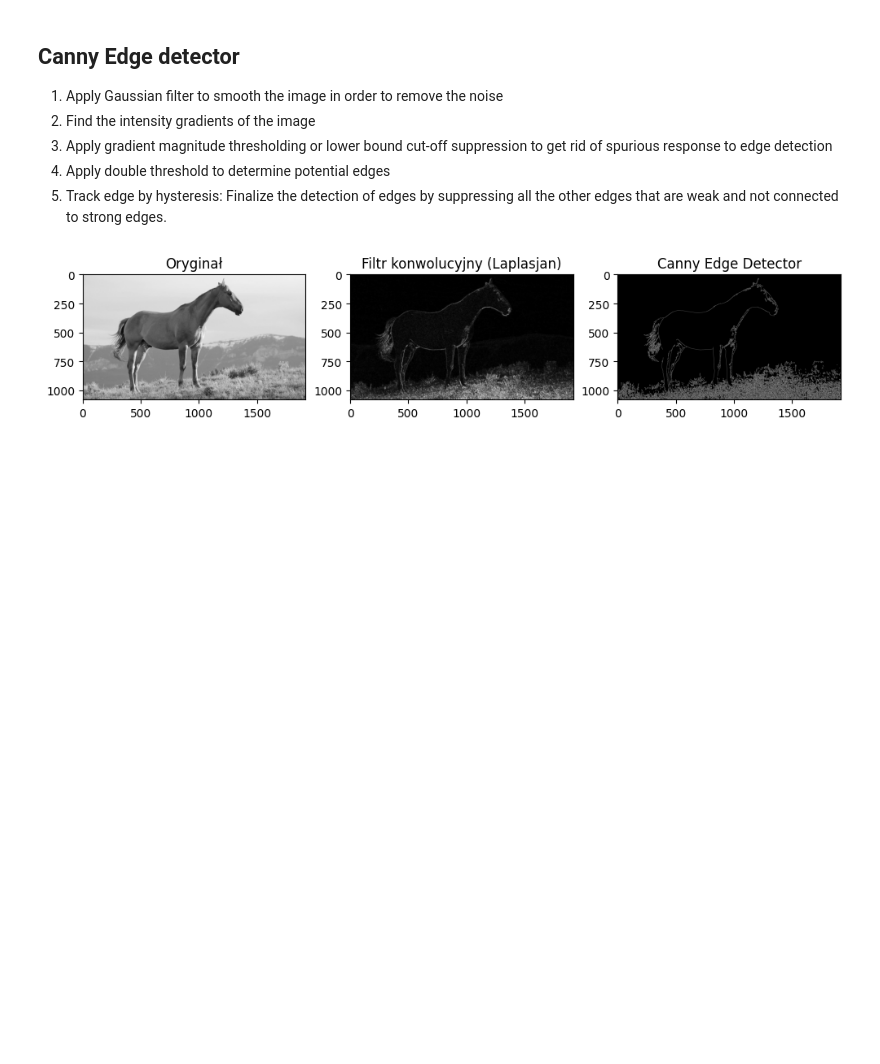
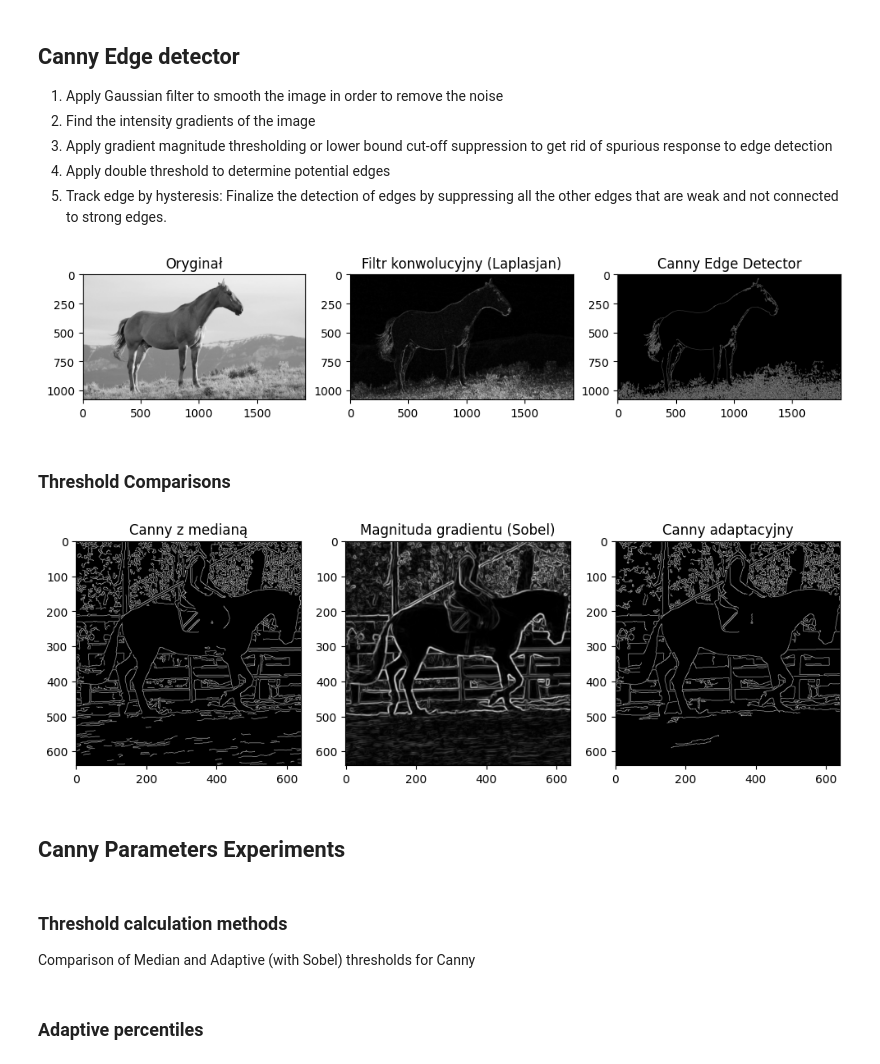
Before and after one commit to Lawniczka/horse_gaits_ml_comparation, a Jupyter notebook: knowledge/notebooks/edge_detection.ipynb, the cells around one changed output. Drawn from its saved outputs; the diff is of its cells as text; code cells hidden in the pictures; blank space fills up the shorter version.

```diff
--- a/knowledge/notebooks/edge_detection.ipynb
+++ b/knowledge/notebooks/edge_detection.ipynb
@@ -46,3 +42,45 @@ plt.subplot(1,3,3); plt.imshow(edges, cmap='gray'); plt.title("Canny Edge Detect
 plt.show()
 # %% [output]
 [figure]
+# %% [markdown]
+### Threshold Comparisons
+# %%
+dir = "../../dataset/horseactionrecognition/crop_trotpic_noback/trot0055/0002335.jpg"
+
+img = cv2.imread(dir)
+gray = cv2.cvtColor(img, cv2.COLOR_BGR2GRAY)
+blurred = cv2.GaussianBlur(gray, (5, 5), 1.0)
+
+# median thresholding
+v = np.median(blurred)
+t1 = int(max(0, (1.0 - 0.33) * v))
+t2 = int(min(255, (1.0 + 0.33) * v))
+
+median = cv2.Canny(blurred, t1, t2)
+
+
+# gradient magnitude thresholding
+gx = cv2.Sobel(blurred, cv2.CV_64F, 1, 0, ksize=5)
+gy = cv2.Sobel(blurred, cv2.CV_64F, 0, 1, ksize=5)
+
+grad_mag = np.sqrt(gx**2 + gy**2)
+grad_mag = cv2.normalize(grad_mag, None, 0, 255, cv2.NORM_MINMAX).astype(np.uint8)
+values = grad_mag[grad_mag > 0].ravel()
+
+t2 = np.percentile(values, 99)
+t1 = np.percentile(values, 40)
+
+adaptive = cv2.Canny(blurred, t1, t2)
+
+plt.figure(figsize=(12,4))
+plt.subplot(1,3,1); plt.imshow(median, cmap='gray');
+plt.title("Canny z medianą")
+plt.subplot(1,3,2); plt.imshow(grad_mag, cmap='gray');
+plt.title("Magnituda gradientu (Sobel)")
+plt.subplot(1,3,3); plt.imshow(adaptive, cmap='gray');
+plt.title("Canny adaptacyjny")
+plt.show()
+# %% [output]
+[figure, added]
+# %% [markdown]
+## Canny Parameters Experiments
@@ -48,0 +94,3 @@ plt.show()
+# %% [markdown]
+### Threshold calculation methods
+Comparison of Median and Adaptive (with Sobel) thresholds for Canny
@@ -48,0 +133,2 @@ plt.show()
+# %% [markdown]
+### Adaptive percentiles
```
Also changed, not shown: parts of 7 cells of this notebook, 12 other files.
